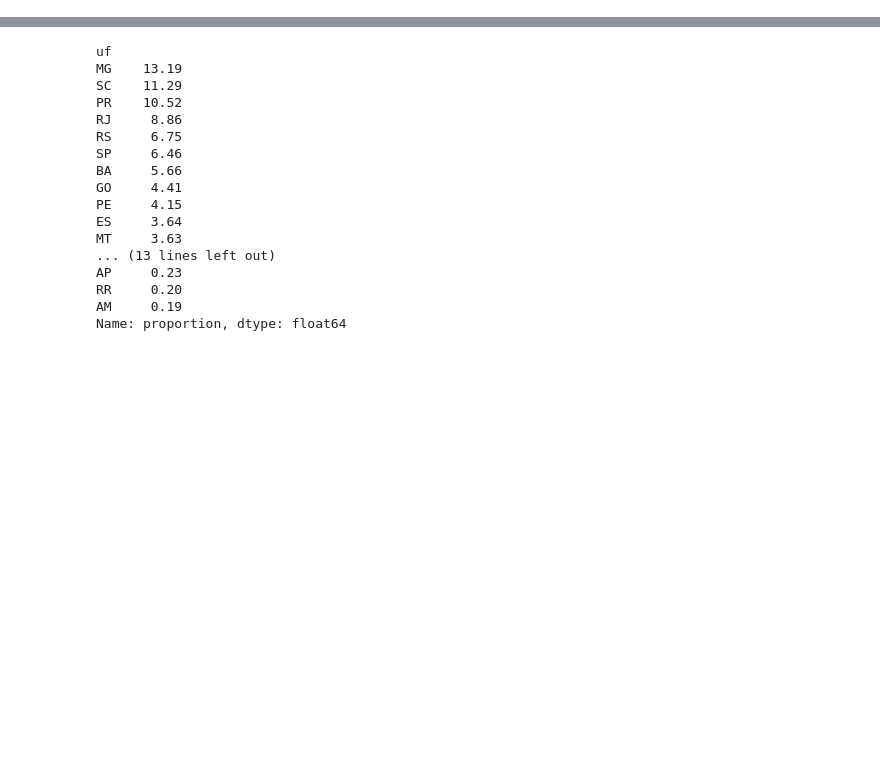
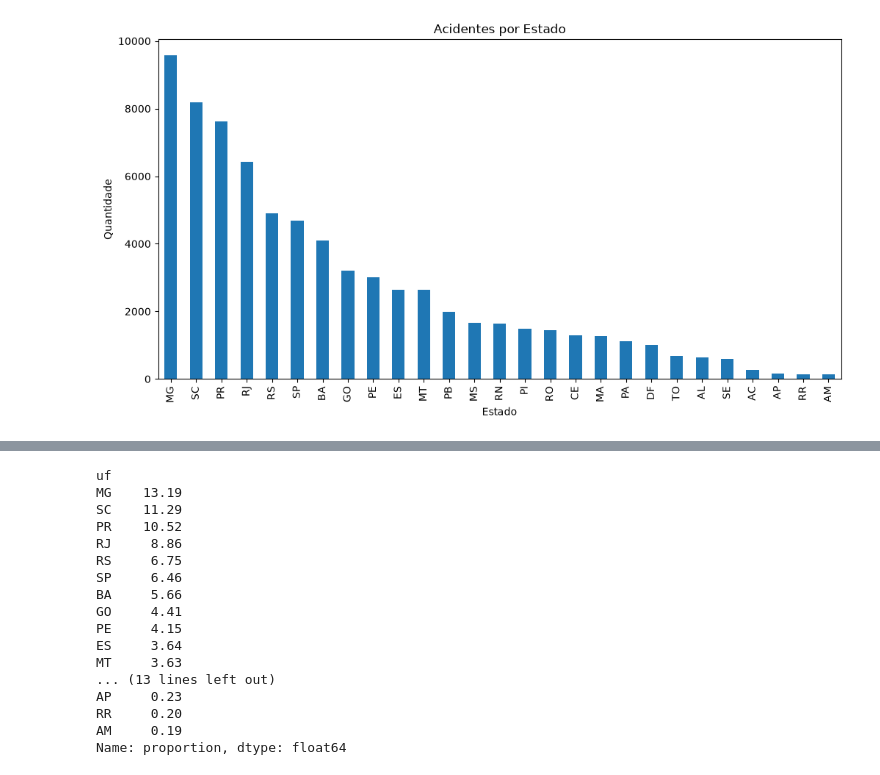
Before and after one commit to ajcasagrande-ship-it/projeto-final-ada, a Jupyter notebook: notebooks/analise.ipynb, the cells around one changed output, grey strips where cells are left out. Cells and saved outputs as stored; diff of their text form; code cells hidden in the pictures; blank space fills up the shorter version.

```diff
--- a/notebooks/analise.ipynb
+++ b/notebooks/analise.ipynb
@@ -0,0 +67,4 @@
+# %%
+# 'horario' vem do CSV como texto; convertemos para datetime para usar .dt.hour
+df['horario'] = pd.to_datetime(df['horario'], format='%H:%M:%S', errors='coerce')
+df['horario'].isna().sum()
@@ -0,0 +99,9 @@
+# %%
+# Gráfico de barras: ranking de acidentes por estado
+df['uf'].value_counts().plot(kind='bar', figsize=(12, 6))
+plt.title('Acidentes por Estado')
+plt.xlabel('Estado')
+plt.ylabel('Quantidade')
+plt.show()
+# %% [output]
+[figure, added]
```
Also changed, not shown: parts of 11 cells of this notebook.
